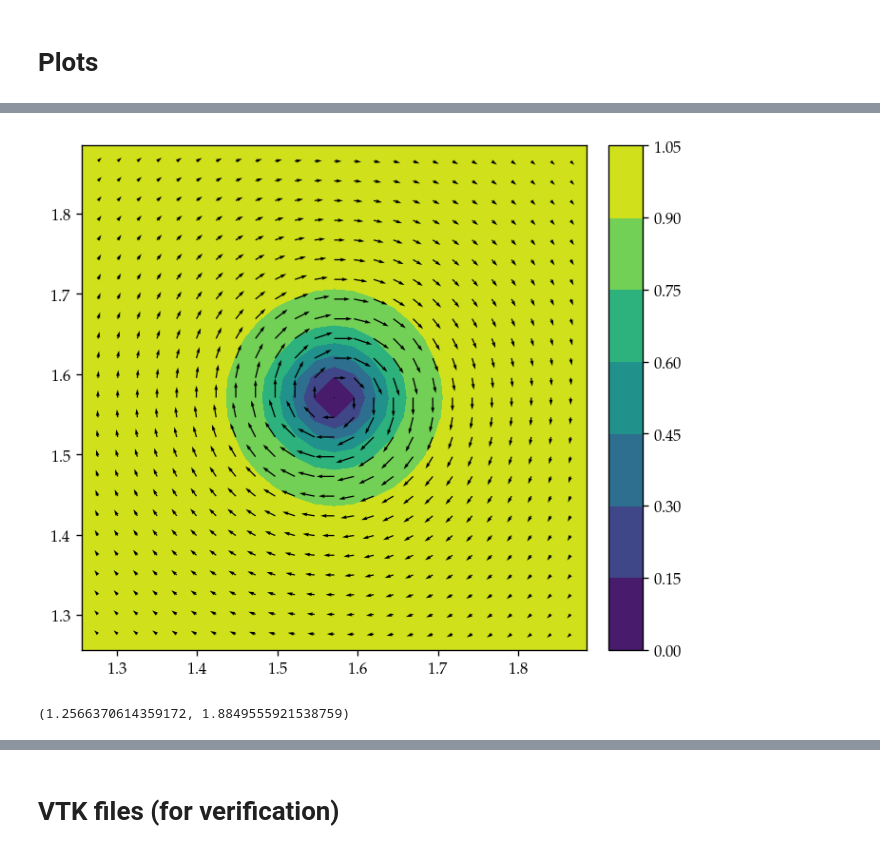
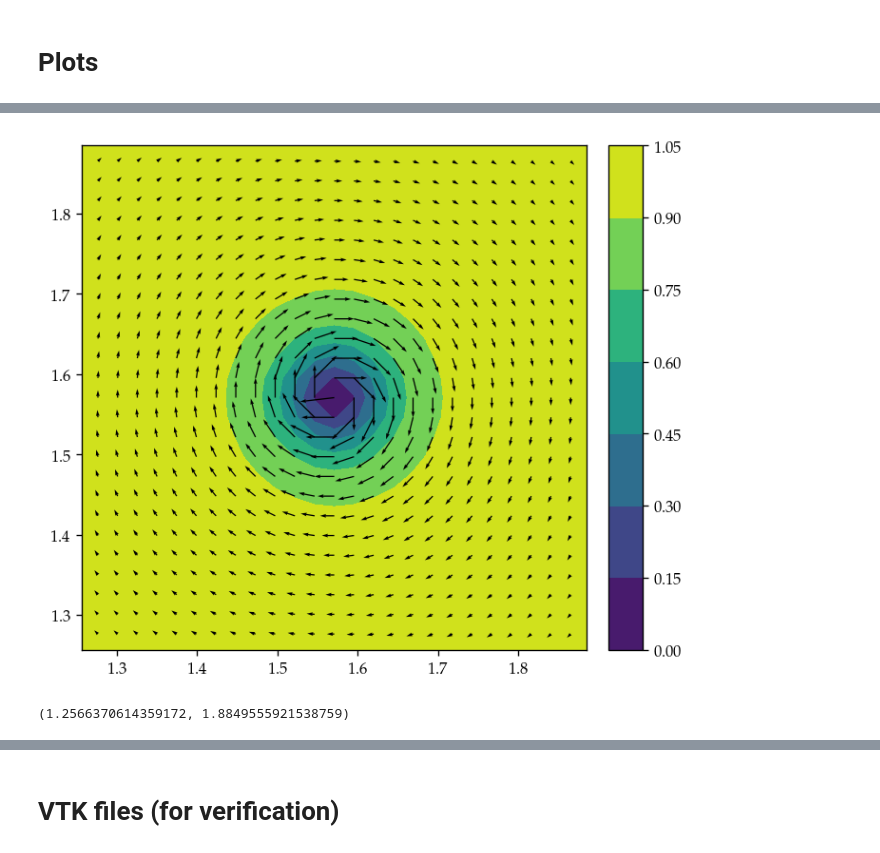
Before and after one commit to jipolanco/Circulation.jl, a Jupyter notebook: notebooks/tests.ipynb, the cells around one changed output, grey strips where cells are left out. Saved outputs shown, nothing was run; the diff lists cells and outputs as text; code cells hidden in the pictures.

```diff
--- a/notebooks/tests.ipynb
+++ b/notebooks/tests.ipynb
@@ -109,17 +115,17 @@ const plt = PyPlot;
 # %%
 fig, ax = plt.subplots(dpi=120)
 figlims = (0.4pi, 0.6pi)
 x, y = get_coordinates(GP_PARAMS)
 ax.set_aspect(:equal)
 cf = ax.contourf(x, y, rho')
 # cf = ax.contourf(x, y, v[1])
 fig.colorbar(cf)
-ax.quiver(x, y, p[1]', p[2]', scale=12)
+ax.quiver(x, y, vreg[1]', vreg[2]', scale=12)
 # ax.quiver(x, y, v[2]', v[1]', scale=15)
 ax.set_xlim(figlims...)
 ax.set_ylim(figlims...)
 # %% [output]
-[figure, old version]
+[figure, new version]
 (1.2566370614359172, 1.8849555921538759)
 # %%
 fig, ax = plt.subplots(dpi=120)
```
Also changed, not shown: parts of 8 cells of this notebook, 1 other file.
